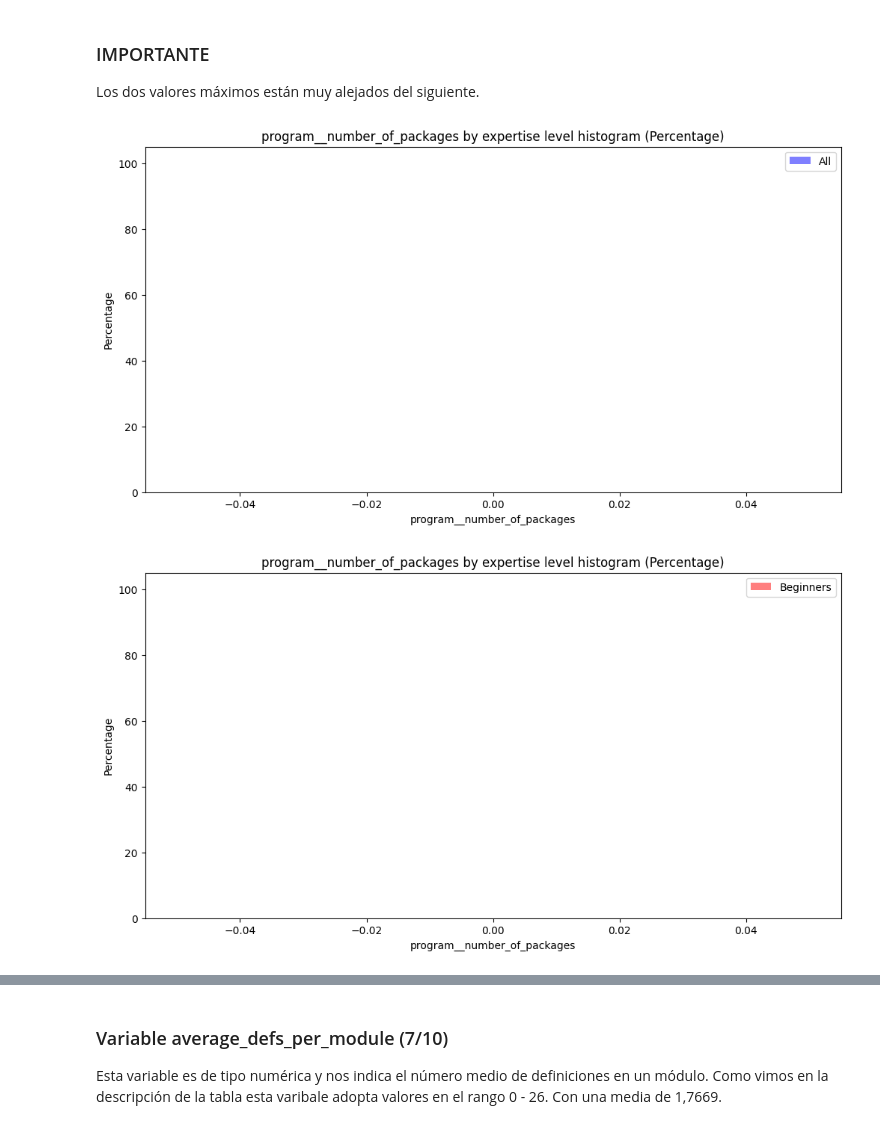
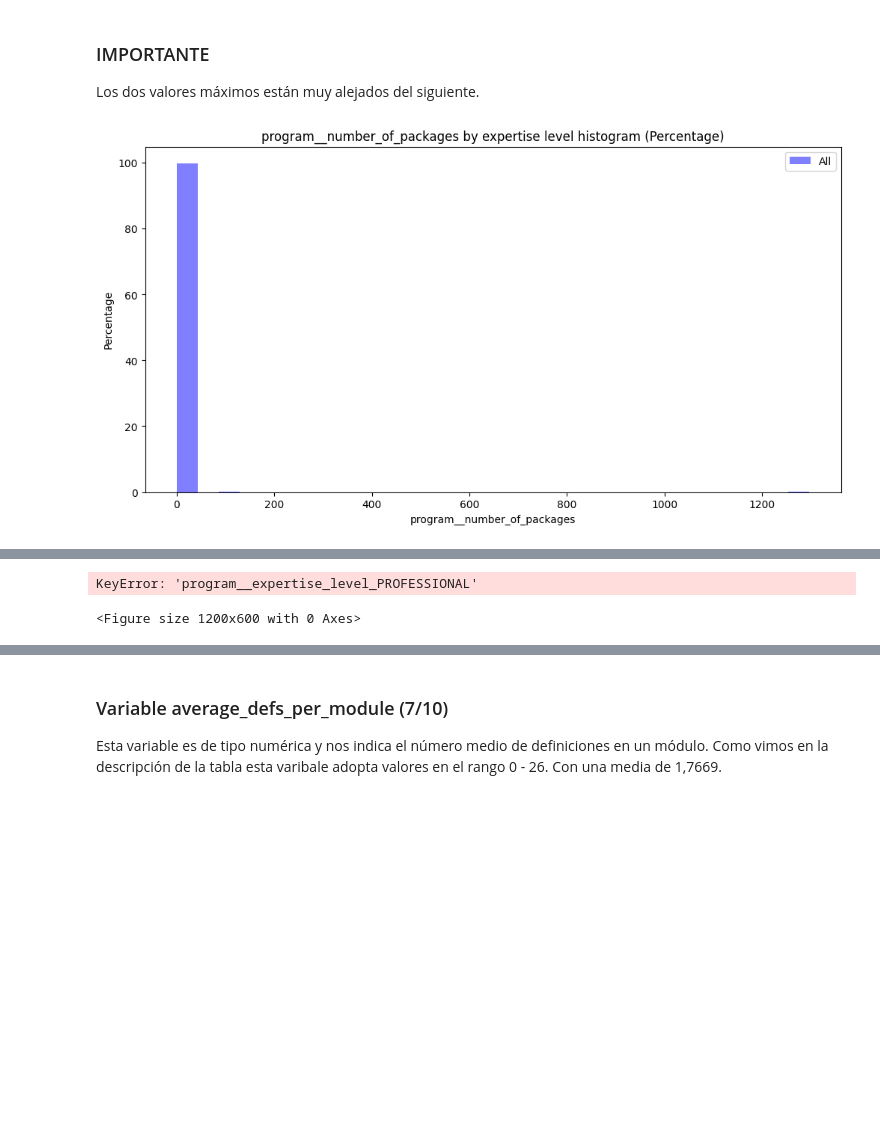
Before and after one commit to UO284262/PythonSourceCodeAnalysis, a Jupyter notebook: notebooks/01_programs.ipynb, the cells around one changed output, grey strips where cells are left out. Saved outputs shown, nothing was run; the diff lists cells and outputs as text; code cells hidden in the pictures; blank space fills up the shorter version.

```diff
--- a/notebooks/01_programs.ipynb
+++ b/notebooks/01_programs.ipynb
@@ -478,9 +429,8 @@ sns.stripplot(X['program__number_of_packages'])
 ### IMPORTANTE
 Los dos valores máximos están muy alejados del siguiente.
 # %%
-print_histogram(X, 'program__number_of_packages', 'program__expertise_level', bins=30, include_all=True, include_beginners=False, include_experts=False, max_value=40)
-print_histogram(X, 'program__number_of_packages', 'program__expertise_level', bins=30, include_all=False, include_beginners=True, include_experts=False, max_value=40)
+print_histogram(X, 'program__number_of_packages', 'program__expertise_level', bins=30, include_all=True, include_beginners=False, include_experts=False)
+print_histogram(X, 'program__number_of_packages', 'program__expertise_level', bins=30, include_all=False, include_beginners=True, include_experts=False)
 print_histogram(X, 'program__number_of_packages', 'program__expertise_level', bins=30, include_all=False, include_beginners=False, include_experts=True)
 # %% [output]
-[figure, old version]
+[figure, new version]
-[figure, removed]
@@ -488 +437,3 @@ print_histogram(X, 'program__number_of_packages', 'program__expertise_level', bi
+KeyError: 'program__expertise_level_PROFESSIONAL'
+<Figure size 1200x600 with 0 Axes>
 # %%
```
Also changed, not shown: parts of 14 cells of this notebook, 3 other files.
